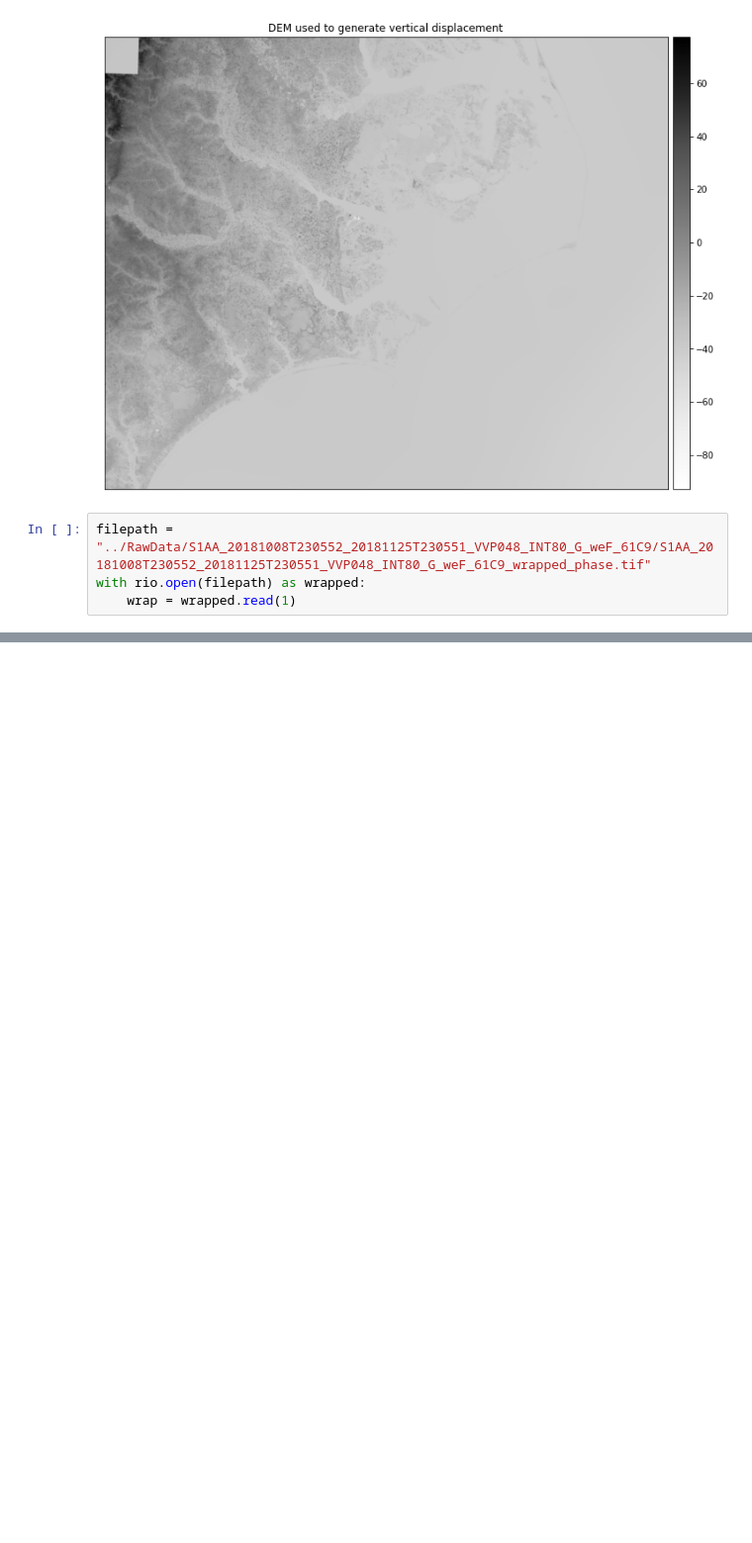
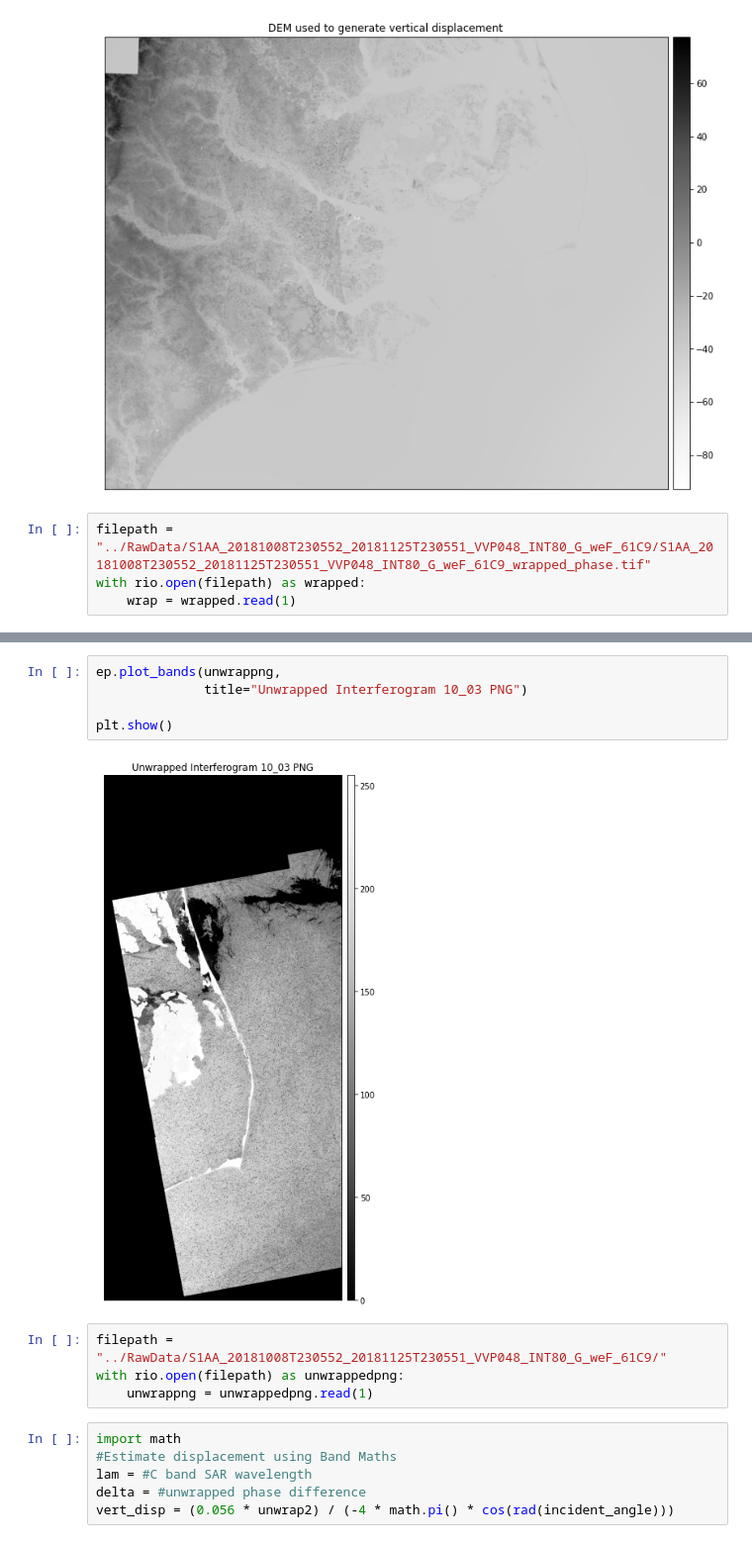
Before and after one commit to tlogie6/Coastal-Bathymetry-Group, a Jupyter notebook: VerticalDisplacement/Code/Data processing vertical displacement.ipynb, the cells around one changed output, grey strips where cells are left out. Shown at 99% size. Saved outputs shown, nothing was run; the diff lists cells and outputs as text; blank space fills up the shorter version.

```diff
--- a/VerticalDisplacement/Code/Data processing vertical displacement.ipynb
+++ b/VerticalDisplacement/Code/Data processing vertical displacement.ipynb
@@ -70,0 +86,17 @@ plt.show()
+# %%
+ep.plot_bands(unwrappng,
+              title="Unwrapped Interferogram 10_03 PNG")
+
+plt.show()
+# %% [output]
+[figure, added]
+# %%
+filepath = "../RawData/S1AA_20181008T230552_20181125T230551_VVP048_INT80_G_weF_61C9/"
+with rio.open(filepath) as unwrappedpng:
+    unwrappng = unwrappedpng.read(1)
+# %%
+import math
+#Estimate displacement using Band Maths
+lam = #C band SAR wavelength
+delta = #unwrapped phase difference
+vert_disp = (0.056 * unwrap2) / (-4 * math.pi() * cos(rad(incident_angle)))
```
Also changed, not shown: parts of 13 cells of this notebook, 2 other files.
